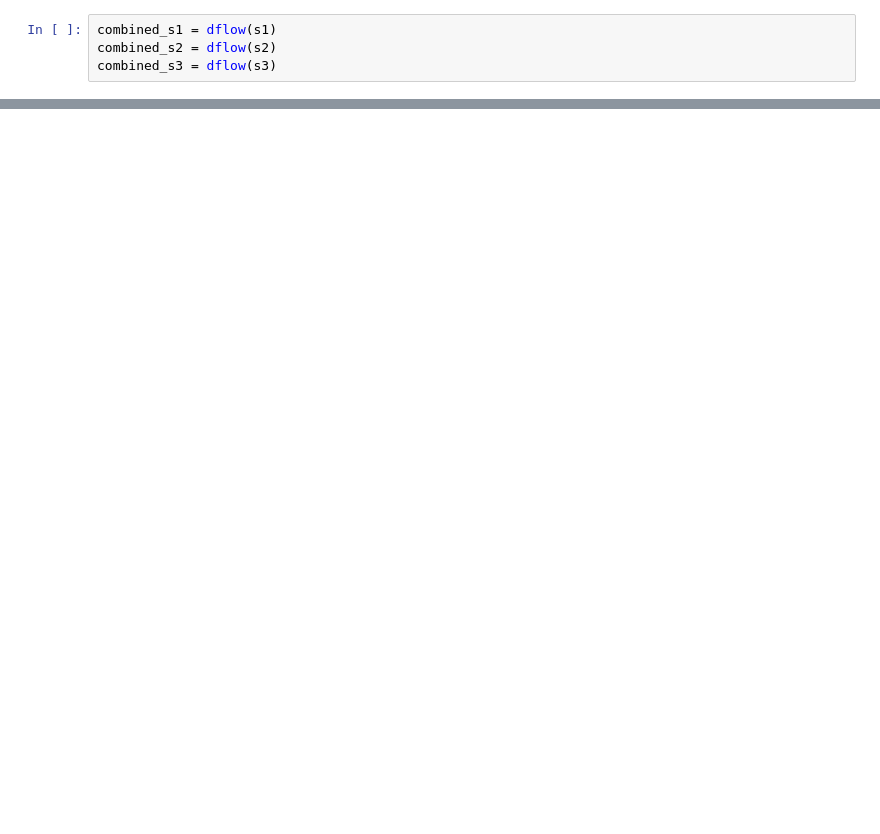
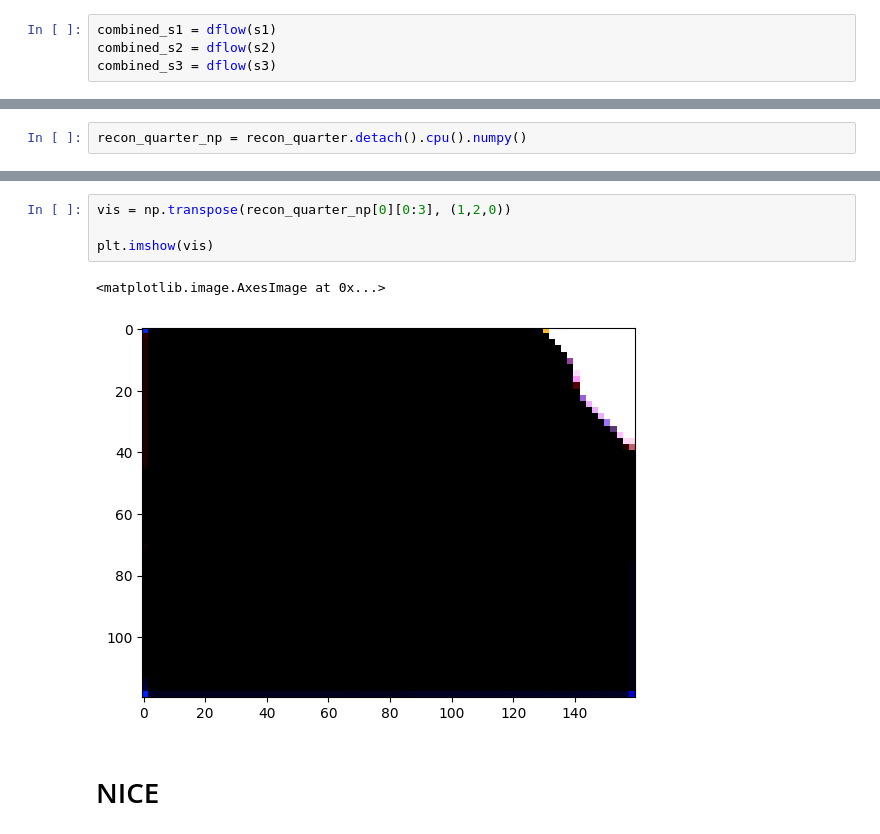
Before and after one commit to Noor-Nizar/ClosureMaster, a Jupyter notebook: closuremaster.ipynb, the cells around one changed output, grey strips where cells are left out. Cells and saved outputs as stored; diff of their text form; blank space fills up the shorter version.

```diff
--- a/closuremaster.ipynb
+++ b/closuremaster.ipynb
@@ -144,0 +200,2 @@ torch.save(model_pn.state_dict(), "placenet_model.pth")
+# %%
+recon_quarter_np = recon_quarter.detach().cpu().numpy()
@@ -144,0 +212,9 @@ torch.save(model_pn.state_dict(), "placenet_model.pth")
+# %%
+vis = np.transpose(recon_quarter_np[0][0:3], (1,2,0))
+
+plt.imshow(vis)
+# %% [output]
+<matplotlib.image.AxesImage at 0x...>
+[figure, added]
+# %% [markdown]
+# NICE
```
Also changed, not shown: parts of 16 cells of this notebook.
